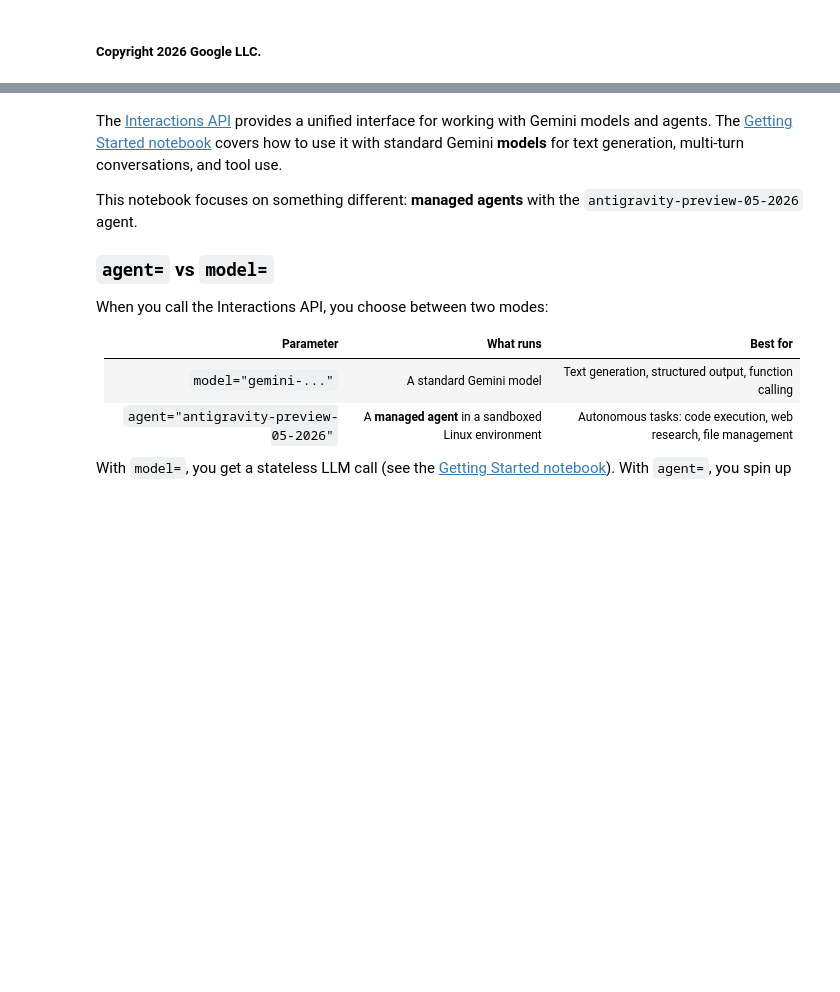
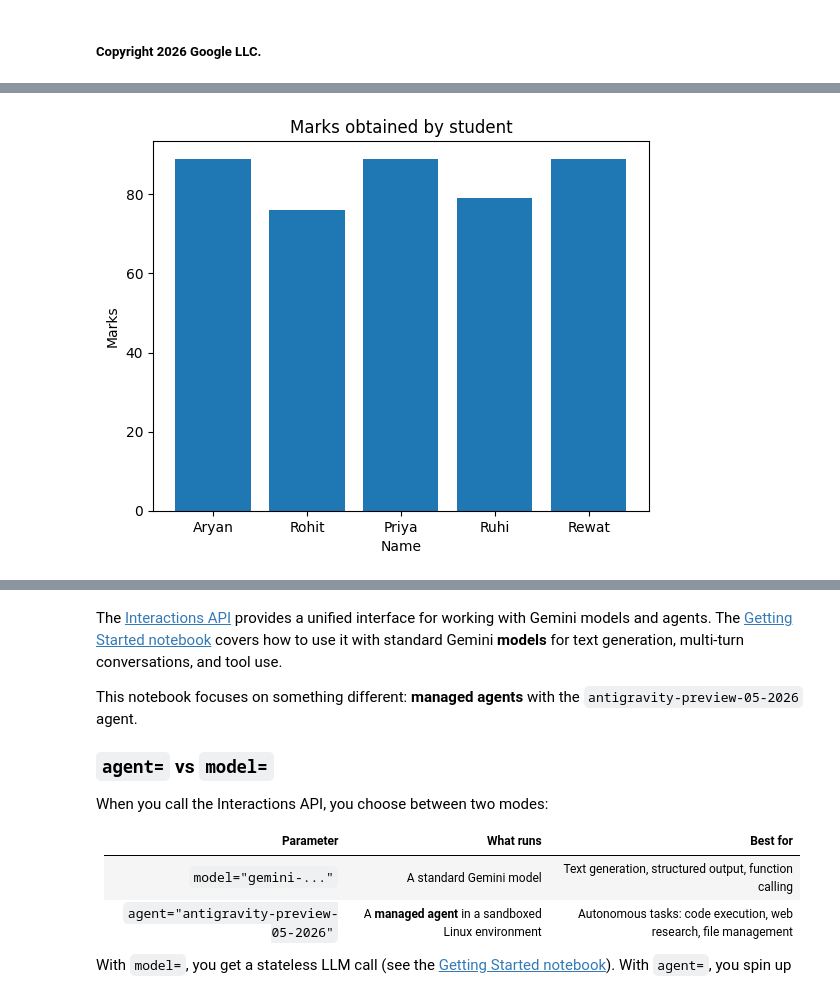
Before and after one commit to archoudhary698-stack/DocuMind-AI, a Jupyter notebook: quickstarts/Get_started_managed_agents.ipynb, the cells around one changed output, grey strips where cells are left out. Cells and saved outputs as stored; diff of their text form; code cells hidden in the pictures; blank space fills up the shorter version.

```diff
--- a/quickstarts/Get_started_managed_agents.ipynb
+++ b/quickstarts/Get_started_managed_agents.ipynb
@@ -17,2 +25,13 @@
+# %%
+import matplotlib.pyplot as plt
+student = ["Aryan","Rohit","Priya","Ruhi","Rewat"]
+marks = [89,76,89,79,89]
+plt.bar(student,marks)
+plt.title("Marks obtained by student")
+plt.xlabel("Name")
+plt.ylabel("Marks")
+plt.show()
+# %% [output]
+[figure, added]
 # %%
 import matplotlib.pyplot as plt
```
Also changed, not shown: parts of 7 cells of this notebook.
